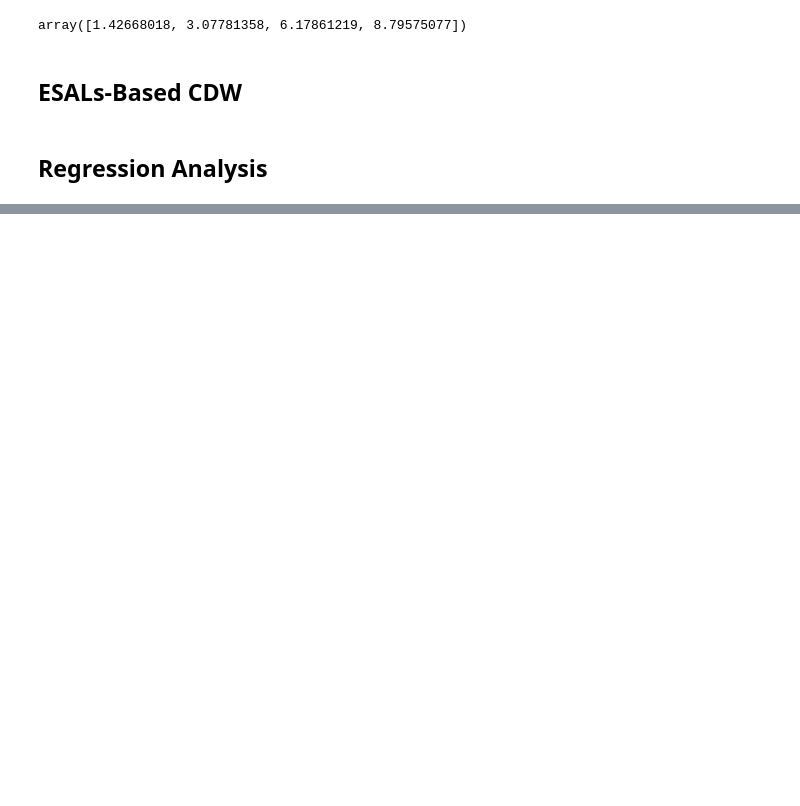
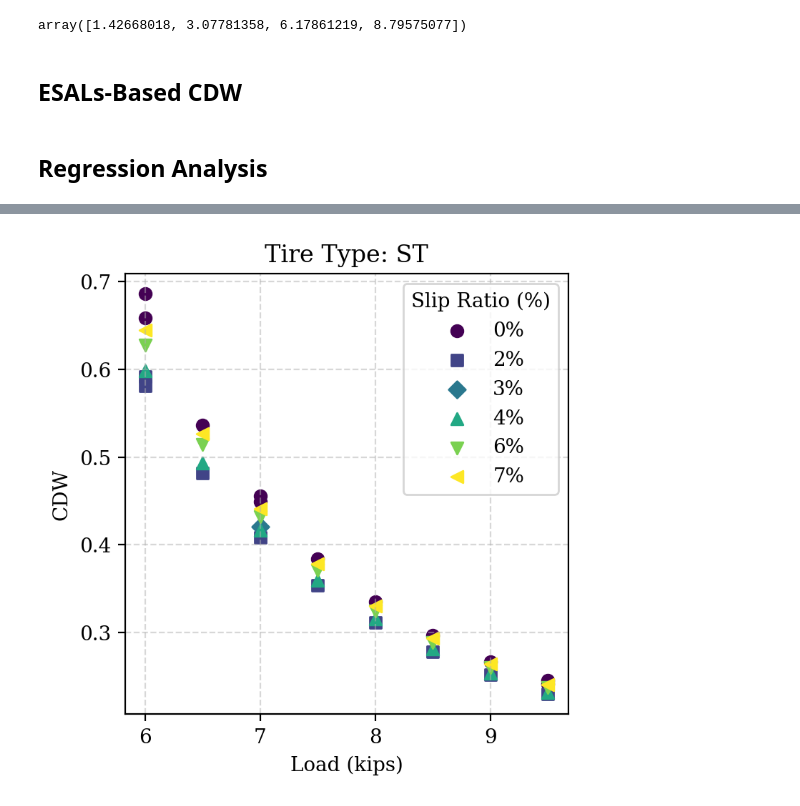
Before and after one commit to Johann-Cardenas/DesignLab, a Jupyter notebook: MPEDG/LEF.ipynb, the cells around one changed output, grey strips where cells are left out. Cells and saved outputs as stored; diff of their text form; code cells hidden in the pictures; blank space fills up the shorter version.

```diff
--- a/MPEDG/LEF.ipynb
+++ b/MPEDG/LEF.ipynb
@@ -821,9 +878,10 @@ def rut_total(epsilon_r_HMA, e22_granular, e22_sg, T, Thicks, Thicks_granular, T
     return int(result.x)
 
 
-epsilon_r_HMA = np.array([-2.98E-04, -2.79E-04, -2.63E-04, -2.54E-04, -2.47E-04,  -2.39E-04,  -2.31E-04,  -2.24E-04,
-                          -8.80E-06, -4.86E-05, -6.69E-05, -6.55E-05, -6.35E-05, -6.07E-05, -5.73E-05, -5.44E-05,
-                          -1.25E-05, -2.88E-05, -3.64E-05, -3.70E-05, -3.76E-05, -3.84E-05, -3.97E-05, -4.17E-05, -4.48E-05, -4.95E-05, -5.68E-05, -6.64E-05])  #  in/in
+e22 = predictions_dict['ST']['e22'][(9.5, 0.00)]
+
+# define epsilon_r_HMA as the first 28 elements in e22
+epsilon_r_HMA = e22[:28]
 
 T = np.array([69.80, 69.57, 69.35, 69.12, 69.88, 68.67, 68.45, 68.23,
               68.02, 67.80, 67.60, 67.39, 67.19, 67.01, 66.83, 66.65,
@@ -832,13 +890,14 @@ T = np.array([69.80, 69.57, 69.35, 69.12, 69.88, 68.67, 68.45, 68.23,
 Thicks = np.array([6.1, 6.1, 6.2, 6.3, 6.2, 6.3, 6.4 ,6.4,
                    6.6, 6.6, 6.7, 6.9, 6.9, 7.0, 7.1, 7.2,
                    7.3, 8.0, 8.7, 9.4, 10.2, 11.2, 12, 13.2, 14.3, 15.5, 16.9, 18.3])/25.4  # in mm
+
 H_HMA = 10.0  # total HMA thickness in inches
 
 # ____________________________________________________________
 # Granular Layers
 
-e22_granular = np.array([9.72E-06, -2.95E-06, -1.52E-05, -2.52E-05, -3.35E-05, -4.09E-05, -4.78E-05, -5.48E-05, -6.26E-05, -7.19E-05, -8.39E-05, -9.69E-05])  #  in/in
-e22_sg = np.array([-7.88E-05, -8.65E-05, -9.23E-05, -9.59E-05, -9.71E-05, -9.60E-05, -9.27E-05, -8.92E-05, -4.39E-05])#  in/in
+e22_granular = e22[28:40]
+e22_sg = e22[-9:]
 
 Thicks_granular = np.array([18.9, 19.9, 21.0, 22.0, 23.2, 24.4, 25.7, 27.0, 28.4, 29.9, 31.5, 33.10,])/25.4  #  in mm
 Thicks_sg = np.array([33.90, 39.60, 46.4, 54.4, 63.60, 74.5, 87.2, 102.1, 3943.3])/25.4
@@ -847,7 +906,7 @@ Mr_granular = 400 * 145.037738 # convert from MPa to psi
 Mr_sg = 70 * 145.037738 # convert from MPa to psi
 
 
-N_Rutting = rut_total(epsilon_r_HMA, e22_granular, e22_sg, T, Thicks, Thicks_granular, Thicks_sg, H_HMA, 0.50)
+N_Rutting = rut_total(epsilon_r_HMA, e22_granular, e22_sg, T, Thicks, Thicks_granular, Thicks_sg, H_HMA, -0.50)
 
 
 N_BUFC, N_TDFCS, N_NSS, N_Rutting
@@ -855,0 +1072,69 @@ N_BUFC, N_TDFCS, N_NSS, N_Rutting
+# %%
+# Save all the information from a excel tab in a dataframe
+import pandas as pd
+
+# Load the data from the Excel file
+path = r'C:\Users\johan\Box\R27-252 EV\Tasks\Task 4 - Guidelines\Results'  # Using a raw string for the path
+file_path = path + r'\Extrapolated_Results.xlsx'  # Constructing the full file path'
+df = pd.read_excel(file_path, sheet_name='Nf')
+
+
+# List of unique tire types in the dataframe
+tire_types = df['Tire Type'].unique()
+
+# List of unique slip ratios in the dataframe
+unique_slip_ratios = sorted(df['Slip Ratio'].unique())
+
+# Define marker types and color palette
+markers = ['o', 's', 'D', '^', 'v', '<', '>', 'P', '*', 'X']
+colors = plt.cm.viridis(np.linspace(0, 1, len(unique_slip_ratios)))
+
+# Create a mapping of slip ratios to markers and colors
+marker_map = {slip_ratio: markers[i % len(markers)] for i, slip_ratio in enumerate(unique_slip_ratios)}
+color_map = {slip_ratio: colors[i % len(colors)] for i, slip_ratio in enumerate(unique_slip_ratios)}
+
+for tire_type in tire_types:
+    # Create a new figure for each tire type
+    plt.figure(figsize=(4, 4), dpi=200)
+    plt.rc('text', usetex=False)  # Disable TeX to avoid issues with the percentage symbol
+    plt.rc('font', family='serif')
+
+    # Filter the dataframe for the current tire type
+    df_tire = df[df['Tire Type'] == tire_type]
+
+    # List to store labels added to the legend
+    labels_added = []
+
+    # Loop through each slip ratio and plot them in the same figure
+    for slip_ratio in unique_slip_ratios:
+        # Filter the dataframe for the current slip ratio
+        df_slip = df_tire[df_tire['Slip Ratio'] == slip_ratio]
+
+        if not df_slip.empty:  # Check if the dataframe is not empty
+            # Scatter plot for the current slip ratio with unique markers and colors
+            plt.scatter(
+                df_slip['Load'],
+                df_slip['CDW'],
+                label=f'{int(slip_ratio * 100)}%',
+                marker=marker_map[slip_ratio],
+                color=color_map[slip_ratio]
+            )
+            # Add the slip ratio to labels_added to keep track
+            labels_added.append(f'{int(slip_ratio * 100)}%')
+
+    # Set the title and labels
+    plt.title(f'Tire Type: {tire_type}')
+    plt.xlabel('Load (kips)')
+    plt.ylabel('CDW')
+    plt.grid(True, linestyle='--', alpha=0.5)
+
+
+
+    # Only display legend if there are labels to show
+    if labels_added:
+        plt.legend(title='Slip Ratio (%)')
+
+    # Show the plot
+    plt.show()
+# %% [output]
+[figure, added]
```
Also changed, not shown: parts of 22 cells of this notebook, 2 other files.
